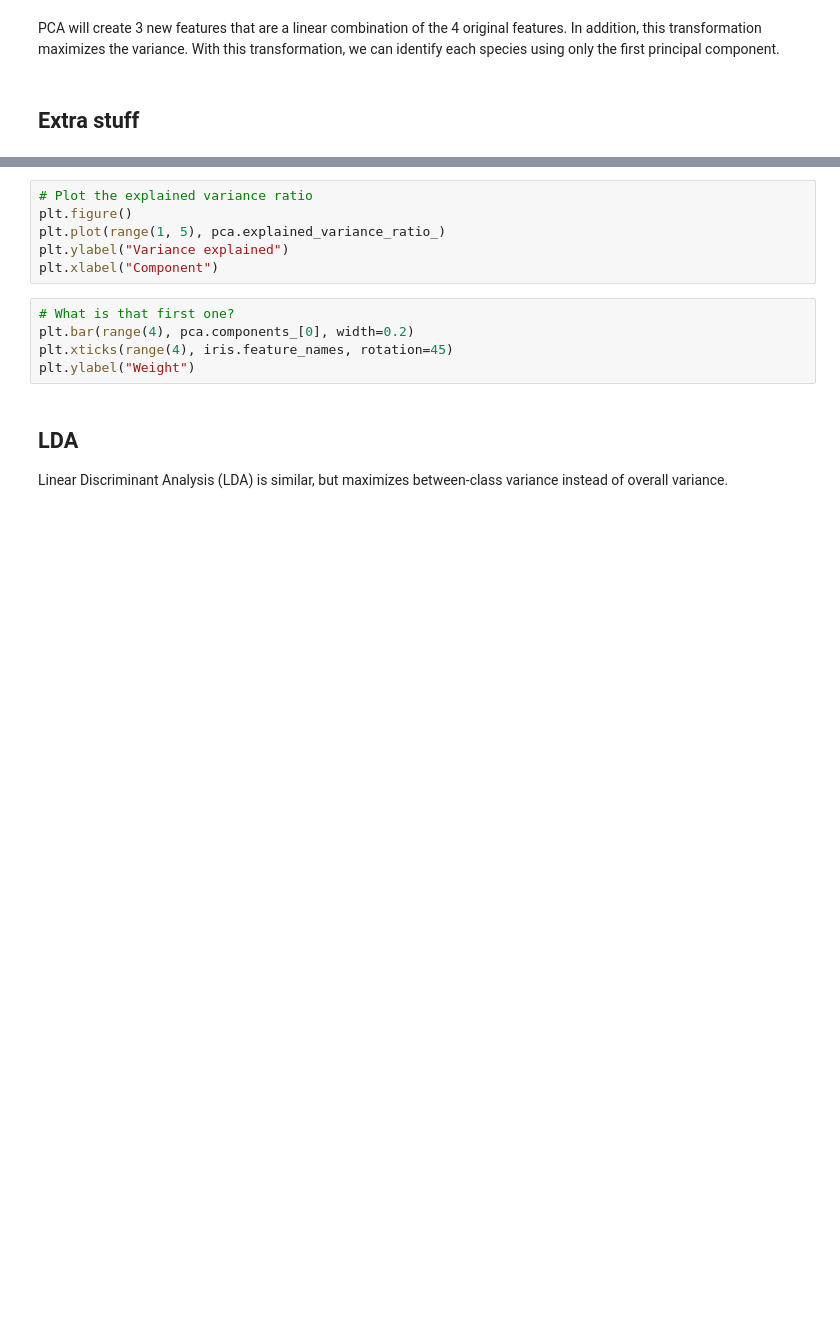
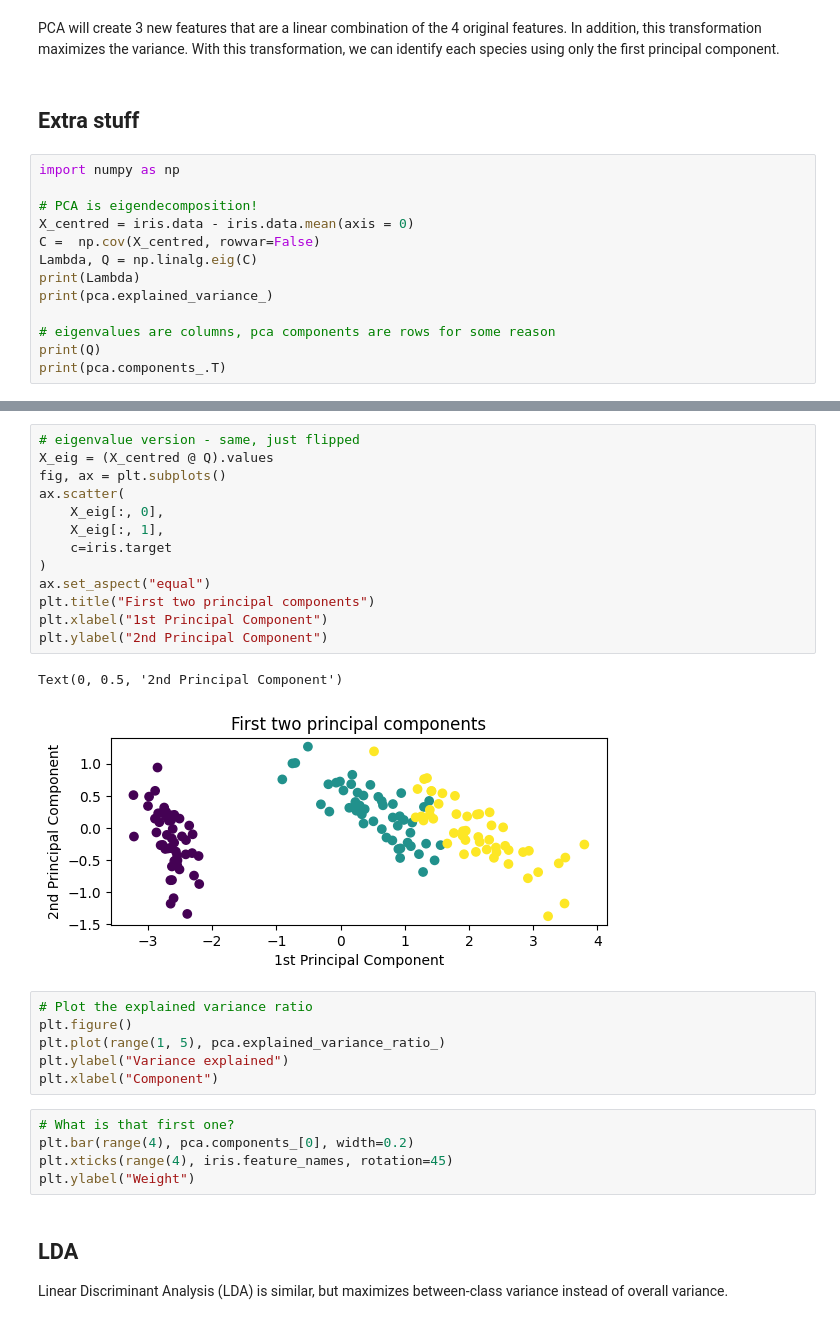
Before and after one commit to mru-data3464/w26, a Jupyter notebook: demo_code/05_numeric/plot_pca_iris.ipynb, the cells around one changed output, grey strips where cells are left out. Cells and saved outputs as stored; diff of their text form; blank space fills up the shorter version.

```diff
--- a/demo_code/05_numeric/plot_pca_iris.ipynb
+++ b/demo_code/05_numeric/plot_pca_iris.ipynb
@@ -81,3 +87,16 @@ plt.show()
 PCA will create 3 new features that are a linear combination of the 4 original features. In addition, this transformation maximizes the variance. With this transformation, we can identify each species using only the first principal component.
 # %% [markdown]
 ## Extra stuff
+# %%
+import numpy as np
+
+# PCA is eigendecomposition!
+X_centred = iris.data - iris.data.mean(axis = 0)
+C =  np.cov(X_centred, rowvar=False)
+Lambda, Q = np.linalg.eig(C)
+print(Lambda)
+print(pca.explained_variance_)
+
+# eigenvalues are columns, pca components are rows for some reason
+print(Q)
+print(pca.components_.T)
@@ -96,3 +142,19 @@ plt.ylabel("2nd Principal Component")
+# %%
+# eigenvalue version - same, just flipped
+X_eig = (X_centred @ Q).values
+fig, ax = plt.subplots()
+ax.scatter(
+    X_eig[:, 0],
+    X_eig[:, 1],
+    c=iris.target
+)
+ax.set_aspect("equal")
+plt.title("First two principal components")
+plt.xlabel("1st Principal Component")
+plt.ylabel("2nd Principal Component")
+# %% [output]
+Text(0, 0.5, '2nd Principal Component')
+[figure, added]
 # %%
 # Plot the explained variance ratio
 plt.figure()
```
Also changed, not shown: parts of 6 cells of this notebook, 4 other files.
